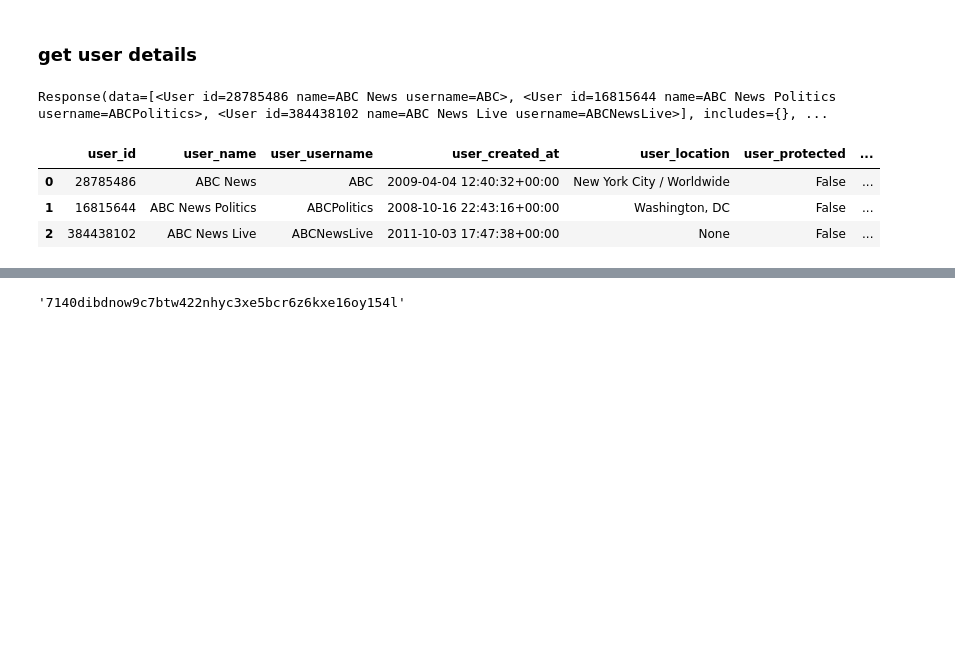
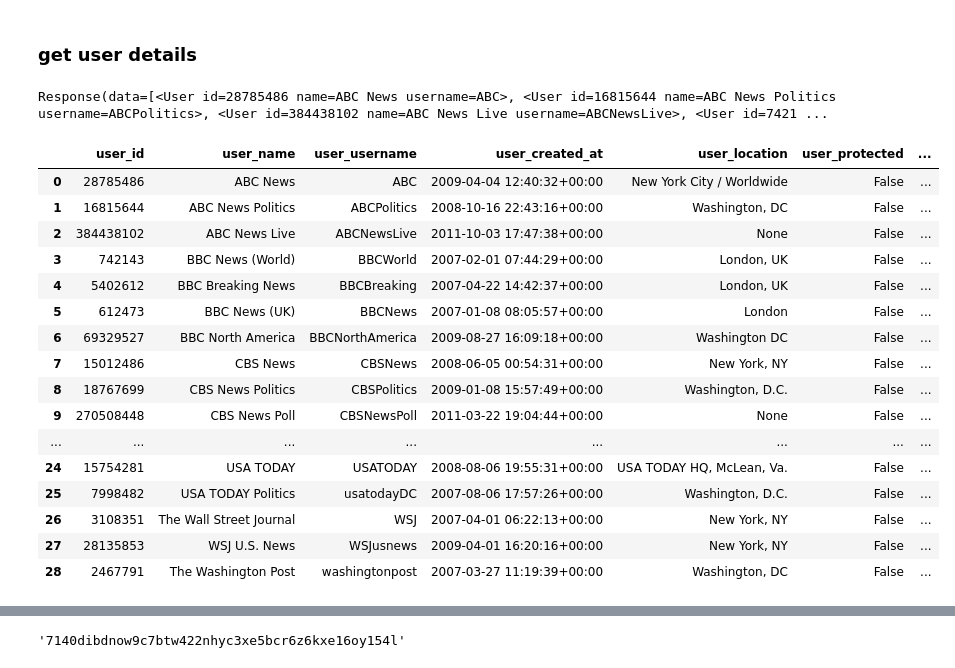
Before and after one commit to katherineskc/data_science_tweets_neutrality, a Jupyter notebook: collect_data.ipynb, the cells around one changed output, grey strips where cells are left out. Drawn from its saved outputs; the diff is of its cells as text; code cells hidden in the pictures; blank space fills up the shorter version.

Commit message:
stored full twitter user details data

```diff
--- a/collect_data.ipynb
+++ b/collect_data.ipynb
@@ -67,6 +70,7 @@ news_media_basic_data
 news_media_twitter_username_list = news_media_basic_data['twitter_username'].tolist()
 news_media_twitter_username_list
 
-news_media_twitter_username_list = ["ABC","ABCPolitics","ABCNewsLive"]
-news_media_twitter_username_list
+# for testing
+# news_media_twitter_username_list = ["ABC","ABCPolitics","ABCNewsLive"]
+# news_media_twitter_username_list
 # %% [output]
@@ -85,34 +105,47 @@ def get_users_details(usernames):
 twitter_user_details = get_users_details(news_media_twitter_username_list)
 twitter_user_details
 # %% [output]
-Response(data=[<User id=28785486 name=ABC News username=ABC>, <User id=16815644 name=ABC News Politics username=ABCPolitics>, <User id=384438102 name=ABC News Live username=ABCNewsLive>], includes={}, ...
+Response(data=[<User id=28785486 name=ABC News username=ABC>, <User id=16815644 name=ABC News Politics username=ABCPolitics>, <User id=384438102 name=ABC News Live username=ABCNewsLive>, <User id=7421 ...
 # %%
 # create a list of records
 twitter_user_details_lst = []
 
-# iterate over each tweet and corresponding user details
+# iterate over each users and corresponding user details
 for user in twitter_user_details.data:
     user_info = {
         'user_id': user.id,
         'user_name': user.name,
         'user_username': user.username,
         "user_created_at" : user.created_at,
         "user_location" : user.location,
         "user_protected" : user.protected,
         "user_followers_count" : user.public_metrics["followers_count"],
         "user_following_count" : user.public_metrics["following_count"],
         "user_tweet_count" : user.public_metrics["tweet_count"],
         "user_listed_count" : user.public_metrics["listed_count"],
         "user_verified" : user.verified
     }
-    twitter_user_details_lst.append(user_info)user_tweets
+    twitter_user_details_lst.append(user_info)
 
 # create dataframe from the extracted records
 twitter_user_details_df = pd.DataFrame(twitter_user_details_lst)
 # display the dataframe
 twitter_user_details_df
 # %% [output]
 |  | user_id | user_name | user_username | user_created_at | user_location | user_protected | ... |
 | 0 | 28785486 | ABC News | ABC | 2009-04-04 12:40:32+00:00 | New York City / Worldwide | False | ... |
 | 1 | 16815644 | ABC News Politics | ABCPolitics | 2008-10-16 22:43:16+00:00 | Washington, DC | False | ... |
 | 2 | 384438102 | ABC News Live | ABCNewsLive | 2011-10-03 17:47:38+00:00 | None | False | ... |
+| 3 | 742143 | BBC News (World) | BBCWorld | 2007-02-01 07:44:29+00:00 | London, UK | False | ... |
+| 4 | 5402612 | BBC Breaking News | BBCBreaking | 2007-04-22 14:42:37+00:00 | London, UK | False | ... |
+| 5 | 612473 | BBC News (UK) | BBCNews | 2007-01-08 08:05:57+00:00 | London | False | ... |
+| 6 | 69329527 | BBC North America | BBCNorthAmerica | 2009-08-27 16:09:18+00:00 | Washington DC | False | ... |
+| 7 | 15012486 | CBS News | CBSNews | 2008-06-05 00:54:31+00:00 | New York, NY | False | ... |
+| 8 | 18767699 | CBS News Politics | CBSPolitics | 2009-01-08 15:57:49+00:00 | Washington, D.C. | False | ... |
+| 9 | 270508448 | CBS News Poll | CBSNewsPoll | 2011-03-22 19:04:44+00:00 | None | False | ... |
+| ... | ... | ... | ... | ... | ... | ... | ... |
+| 24 | 15754281 | USA TODAY | USATODAY | 2008-08-06 19:55:31+00:00 | USA TODAY HQ, McLean, Va. | False | ... |
+| 25 | 7998482 | USA TODAY Politics | usatodayDC | 2007-08-06 17:57:26+00:00 | Washington, D.C. | False | ... |
+| 26 | 3108351 | The Wall Street Journal | WSJ | 2007-04-01 06:22:13+00:00 | New York, NY | False | ... |
+| 27 | 28135853 | WSJ U.S. News | WSJusnews | 2009-04-01 16:20:16+00:00 | New York, NY | False | ... |
+| 28 | 2467791 | The Washington Post | washingtonpost | 2007-03-27 11:19:39+00:00 | Washington, DC | False | ... |
```
Also changed, not shown: parts of 19 cells of this notebook.
